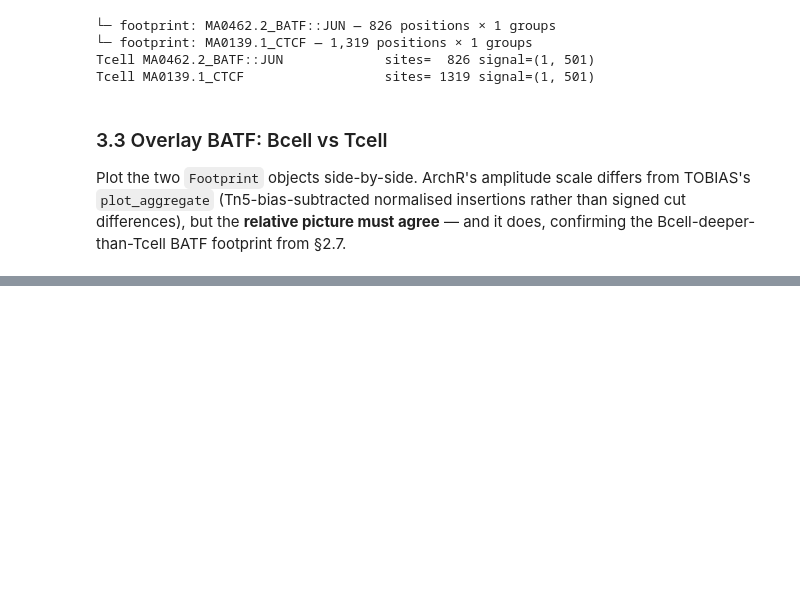
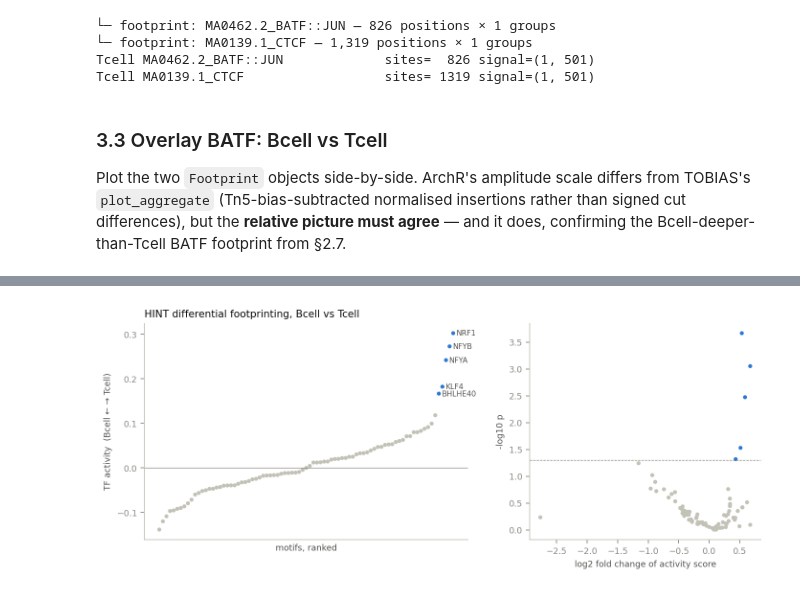
Before and after one commit to aristoteleo/epione, a Jupyter notebook: epione_guide/tutorials/bulk/t_footprint.ipynb, the cells around one changed output, grey strips where cells are left out. Saved outputs shown, nothing was run; the diff lists cells and outputs as text; code cells hidden in the pictures; blank space fills up the shorter version.

```diff
--- a/epione_guide/tutorials/bulk/t_footprint.ipynb
+++ b/epione_guide/tutorials/bulk/t_footprint.ipynb
@@ -455,0 +479,23 @@ The biology recovers **the same way in both backends**: on this chr4 subset BATF
+# %%
+hint_bias = epi.tl.tn5_bias(str(DATA / 'genome.fa'), method='hint')
+print(hint_bias)
+
+hint_fp = {}
+for cond in ('Bcell', 'Tcell'):
+    hint_fp[cond] = epi.tl.hint_footprints(
+        DATA / f'{cond}.bam', DATA / 'merged_peaks.bed', bias=hint_bias,
+        n_jobs=8, output=OUT / f'hint_{cond}_footprints.bed')
+
+def peaks_with_fp(fp):
+    peaks = pd.read_csv(DATA / 'merged_peaks.bed', sep='\t', header=None, usecols=[0, 1, 2])
+    idx = np.searchsorted(peaks[1].values, fp['start'].values, side='right') - 1
+    inside = (idx >= 0) & (fp['end'].values <= peaks[2].values[np.clip(idx, 0, None)])
+    return len(set(idx[inside]))
+
+pd.DataFrame({
+    cond: {'footprints': len(fp),
+           'median width (bp)': int(fp.eval('end - start').median()),
+           'peaks with a footprint': peaks_with_fp(fp),
+           'model': fp.attrs['model']}
+    for cond, fp in hint_fp.items()
+}).T
@@ -455,0 +579,8 @@ The biology recovers **the same way in both backends**: on this chr4 subset BATF
+# %%
+hint_diff = epi.tl.hint_differential(
+    [hint_mpbs['Bcell'], hint_mpbs['Tcell']],
+    [DATA / 'Bcell.bam', DATA / 'Tcell.bam'], DATA / 'genome.fa',
+    conditions=['Bcell', 'Tcell'], bias=hint_bias, n_jobs=8)
+print('normalisation factors:', {k: round(float(v), 4) for k, v in hint_diff.factors.items()})
+hint_diff.stats[['Num', 'Protection_Score_Bcell', 'Protection_Score_Tcell',
+                 'TC_Bcell', 'TC_Tcell', 'TF_Activity', 'P_values']].head(10)
@@ -455,0 +602,5 @@ The biology recovers **the same way in both backends**: on this chr4 subset BATF
+# %%
+fig, _ = epi.pl.plot_hint_differential(hint_diff, fdr=0.05, show=False)
+fig
+# %% [output]
+[figure, added]
```
Also changed, not shown: parts of 20 cells of this notebook, 1 other file.
